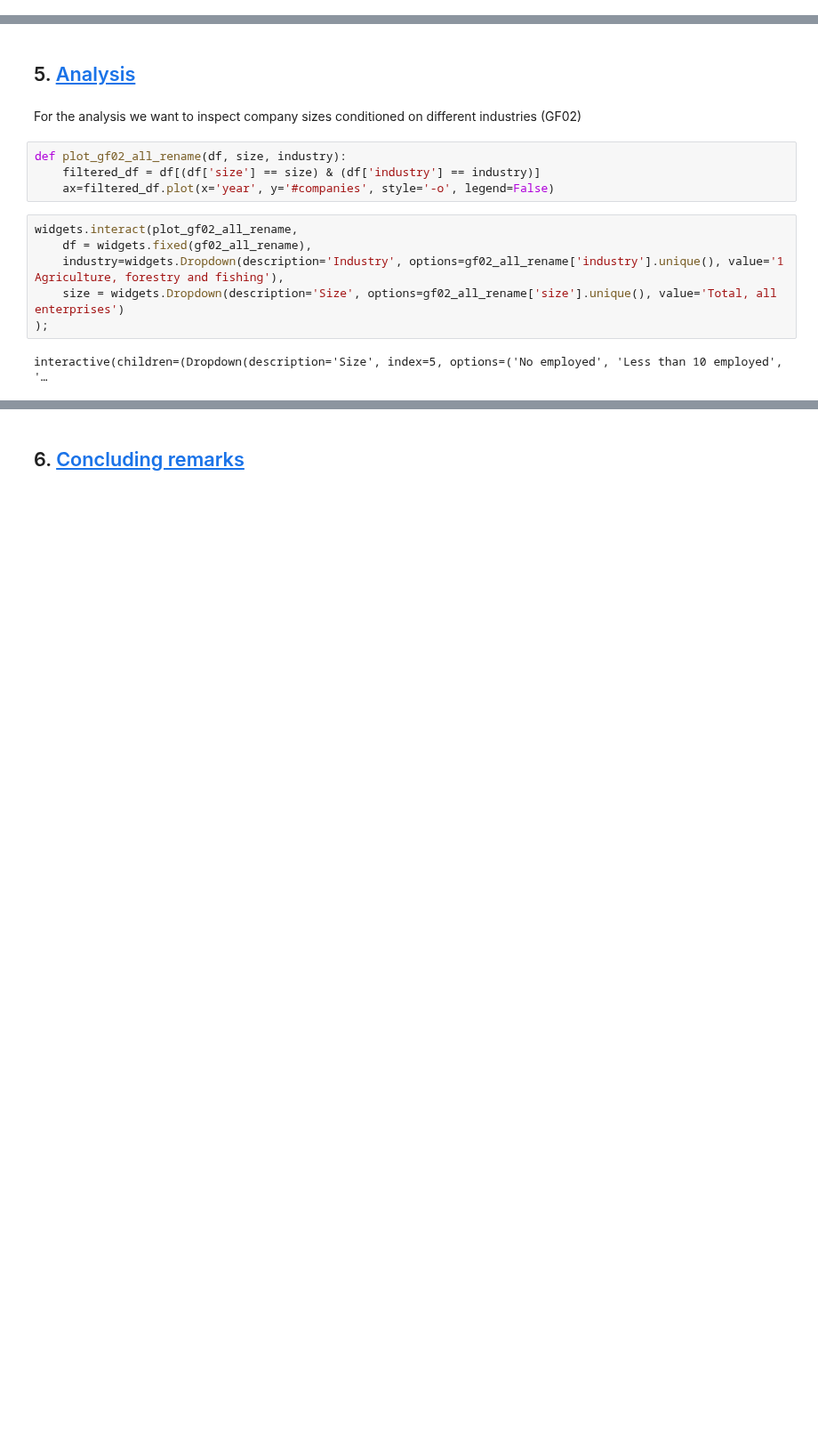
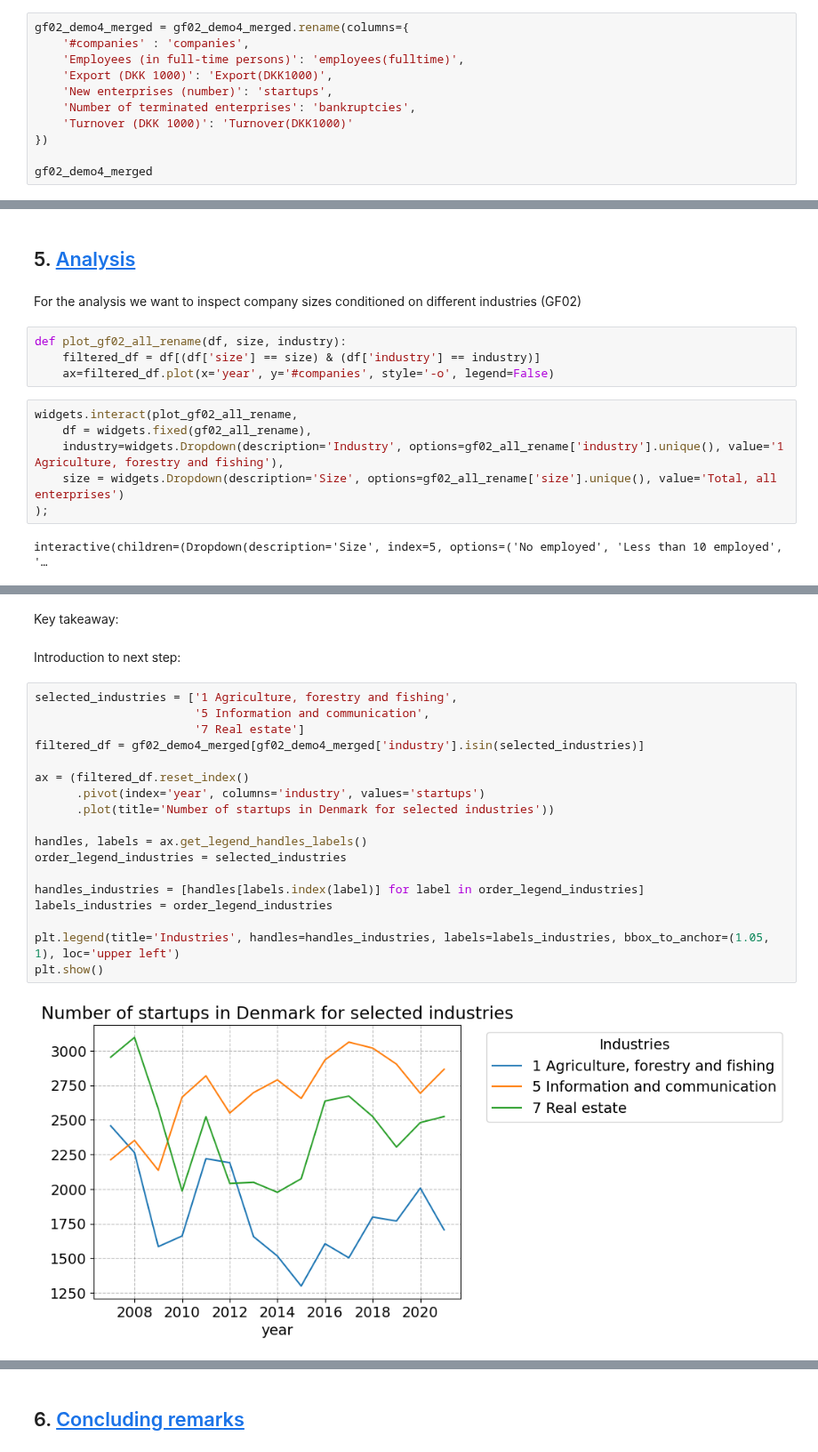
Before and after one commit to NumEconCopenhagen/projects-2024-emil-og-simon, a Jupyter notebook: dataproject/dataproject.ipynb, the cells around one changed output, grey strips where cells are left out. Shown at 89% size. Saved outputs shown, nothing was run; the diff lists cells and outputs as text; blank space fills up the shorter version.

```diff
--- a/dataproject/dataproject.ipynb
+++ b/dataproject/dataproject.ipynb
@@ -731,0 +730,11 @@ Make sure that your resulting data sets have the correct number of rows and colu
+# %%
+gf02_demo4_merged = gf02_demo4_merged.rename(columns={
+    '#companies' : 'companies',
+    'Employees (in full-time persons)': 'employees(fulltime)',
+    'Export (DKK 1000)': 'Export(DKK1000)',
+    'New enterprises (number)': 'startups',
+    'Number of terminated enterprises': 'bankruptcies',
+    'Turnover (DKK 1000)': 'Turnover(DKK1000)'
+})
+
+gf02_demo4_merged
@@ -751,0 +871,24 @@ MAKE FURTHER ANALYSIS. EXPLAIN THE CODE BRIEFLY AND SUMMARIZE THE RESULTS.
+# %% [markdown]
+Key takeaway:
+# %% [markdown]
+Introduction to next step:
+# %%
+selected_industries = ['1 Agriculture, forestry and fishing',
+                       '5 Information and communication',
+                       '7 Real estate']
+filtered_df = gf02_demo4_merged[gf02_demo4_merged['industry'].isin(selected_industries)]
+
+ax = (filtered_df.reset_index()
+      .pivot(index='year', columns='industry', values='startups')
+      .plot(title='Number of startups in Denmark for selected industries'))
+
+handles, labels = ax.get_legend_handles_labels()
+order_legend_industries = selected_industries
+
+handles_industries = [handles[labels.index(label)] for label in order_legend_industries]
+labels_industries = order_legend_industries
+
+plt.legend(title='Industries', handles=handles_industries, labels=labels_industries, bbox_to_anchor=(1.05, 1), loc='upper left')
+plt.show()
+# %% [output]
+[figure, added]
```
Also changed, not shown: parts of 32 cells of this notebook.
